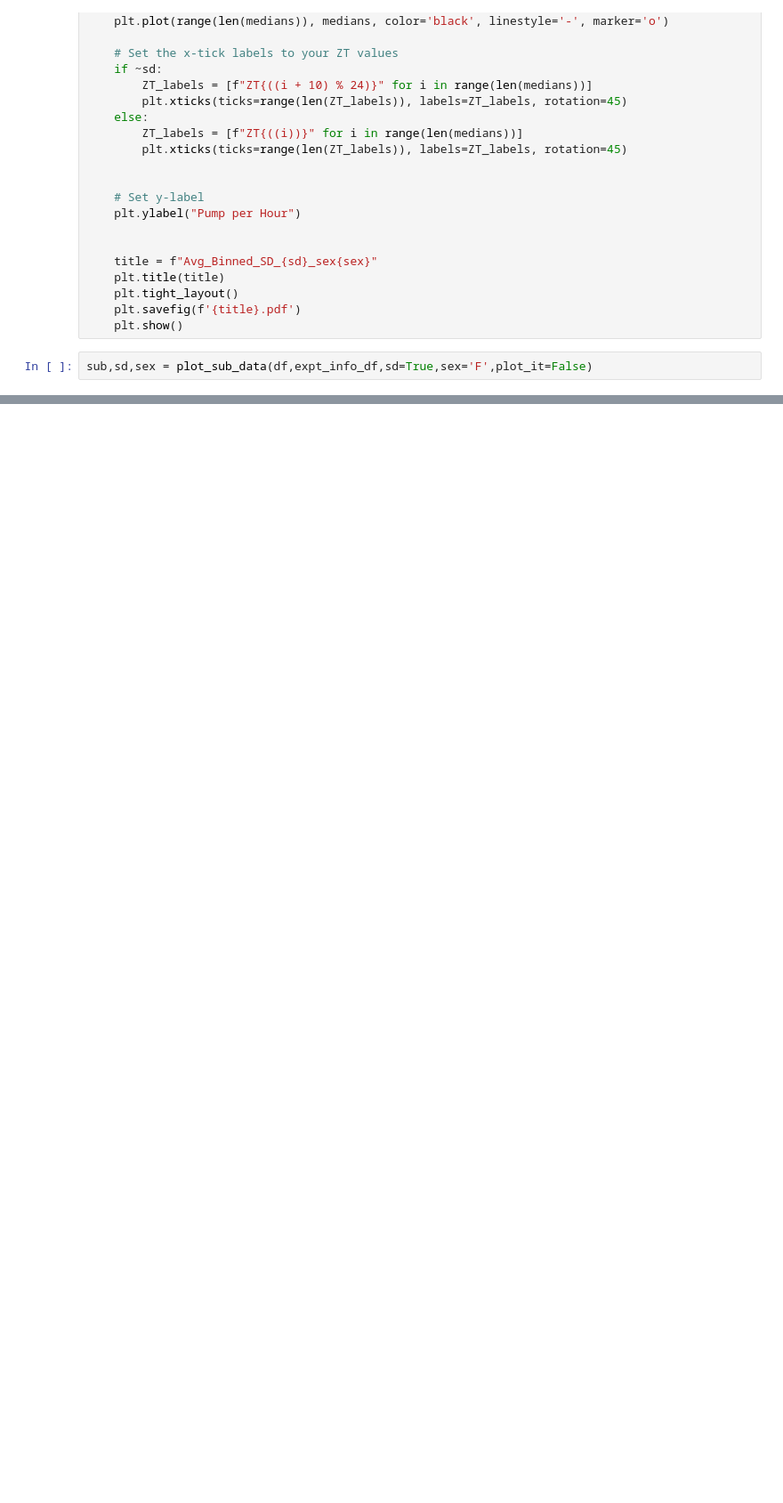
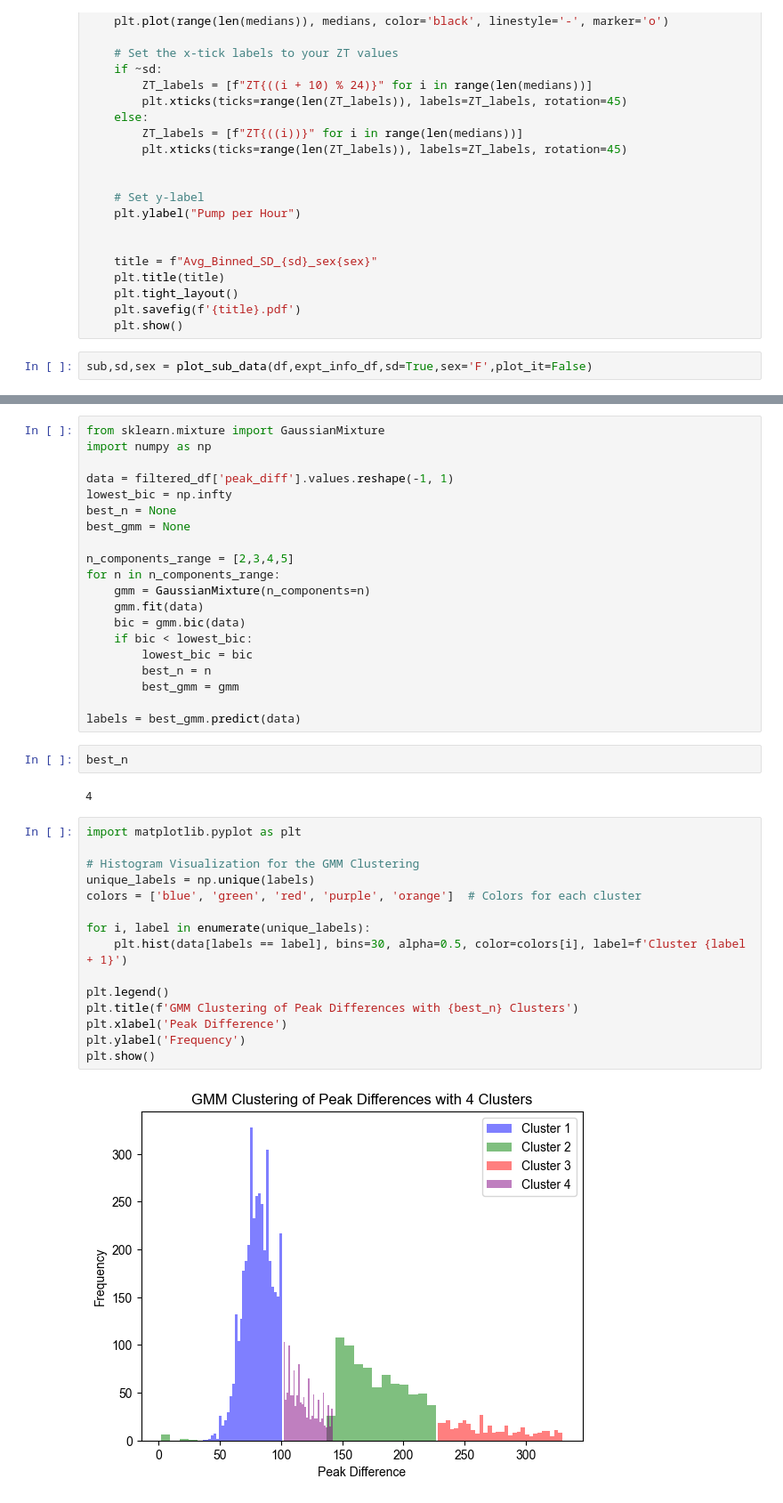
Before and after one commit to mfkeles/EZLabel, a Jupyter notebook: annotation_preprocess.ipynb, the cells around one changed output, grey strips where cells are left out. Shown at 89% size. Drawn from its saved outputs; the diff is of its cells as text; blank space fills up the shorter version.

```diff
--- a/annotation_preprocess.ipynb
+++ b/annotation_preprocess.ipynb
@@ -310,0 +597,41 @@ See the caveats in the documentation: https://pandas.pydata.org/pandas-docs/stab
+# %%
+from sklearn.mixture import GaussianMixture
+import numpy as np
+
+data = filtered_df['peak_diff'].values.reshape(-1, 1)
+lowest_bic = np.infty
+best_n = None
+best_gmm = None
+
+n_components_range = [2,3,4,5]
+for n in n_components_range:
+    gmm = GaussianMixture(n_components=n)
+    gmm.fit(data)
+    bic = gmm.bic(data)
+    if bic < lowest_bic:
+        lowest_bic = bic
+        best_n = n
+        best_gmm = gmm
+
+labels = best_gmm.predict(data)
+# %%
+best_n
+# %% [output]
+4
+# %%
+import matplotlib.pyplot as plt
+
+# Histogram Visualization for the GMM Clustering
+unique_labels = np.unique(labels)
+colors = ['blue', 'green', 'red', 'purple', 'orange']  # Colors for each cluster
+
+for i, label in enumerate(unique_labels):
+    plt.hist(data[labels == label], bins=30, alpha=0.5, color=colors[i], label=f'Cluster {label + 1}')
+
+plt.legend()
+plt.title(f'GMM Clustering of Peak Differences with {best_n} Clusters')
+plt.xlabel('Peak Difference')
+plt.ylabel('Frequency')
+plt.show()
+# %% [output]
+[figure, added]
```
Also changed, not shown: parts of 38 cells of this notebook.
